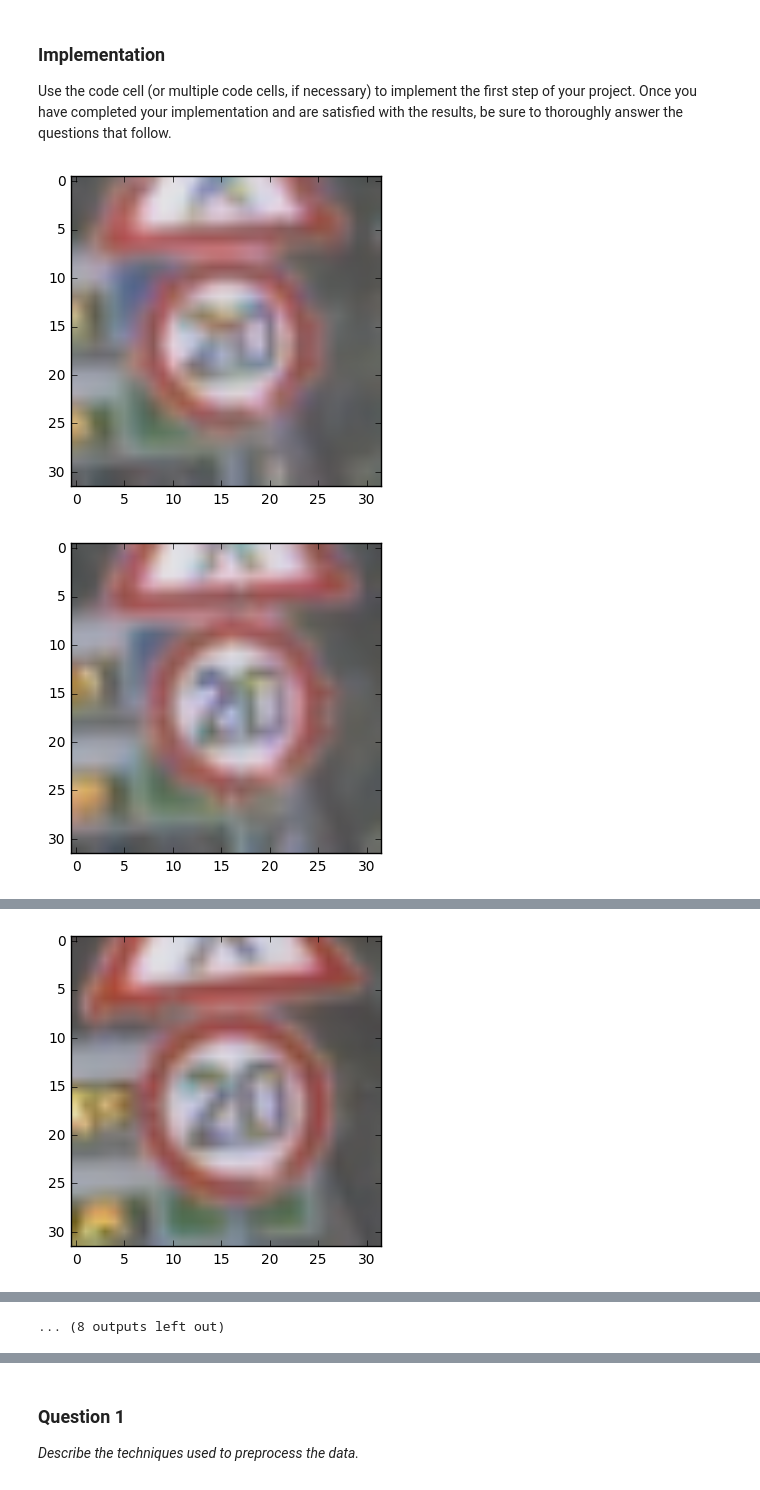
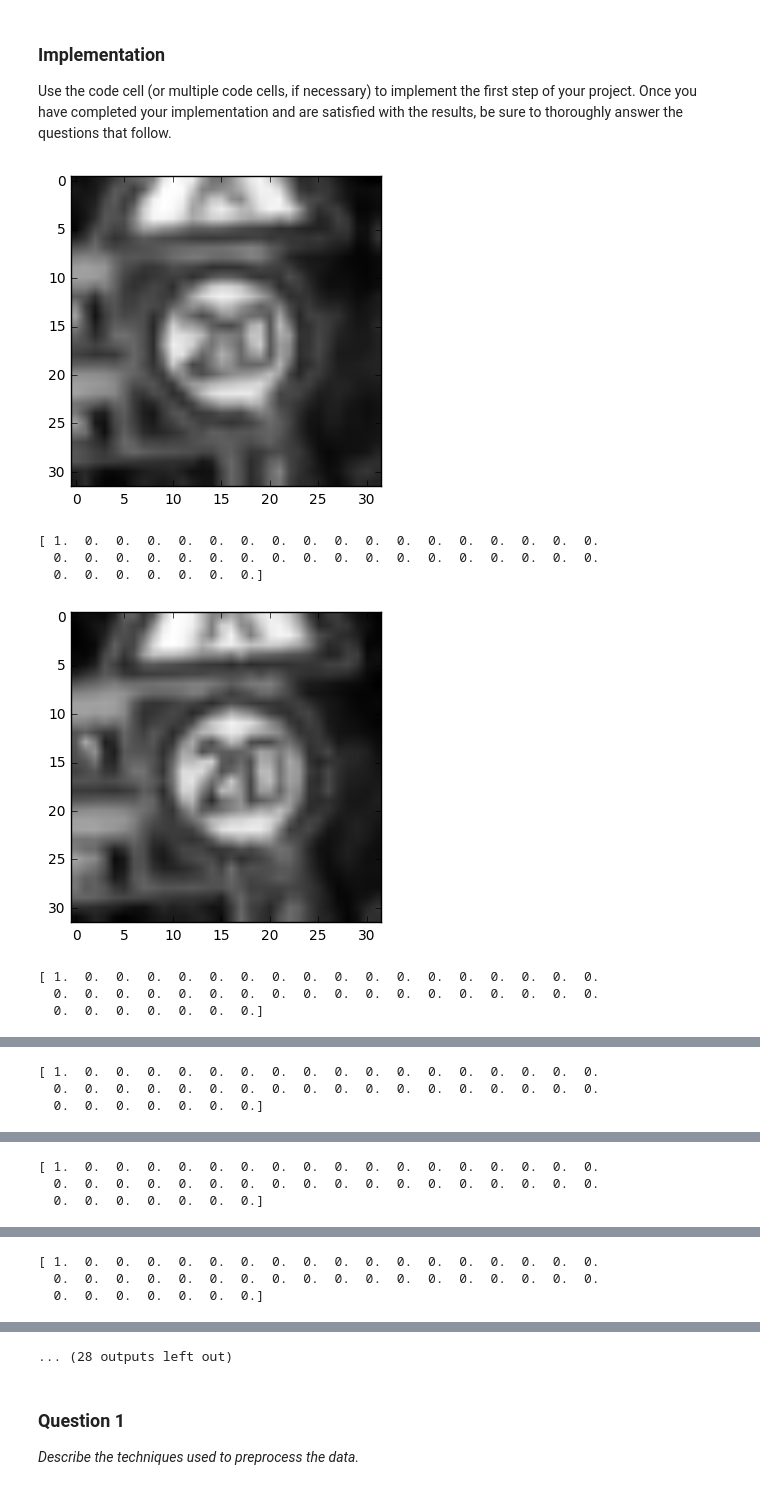
Before and after one commit to anupriyachhabra/traffic-signs, a Jupyter notebook: Traffic_Signs_Recognition.ipynb, the cells around one changed output, grey strips where cells are left out. Drawn from its saved outputs; the diff is of its cells as text; code cells hidden in the pictures.

```diff
--- a/Traffic_Signs_Recognition.ipynb
+++ b/Traffic_Signs_Recognition.ipynb
@@ -41,6 +41,7 @@ X_train, y_train = train['features'], train['labels']
 X_test, y_test = test['features'], test['labels']
 is_normalized = False
 is_validation_split = False
+is_one_hot_vectorised = False
 # %%
 ### To start off let's do a basic data summary.
 
@@ -113,29 +114,50 @@ Use the code cell (or multiple code cells, if necessary) to implement the first
 # %%
 ### Preprocess the data here.
 ### Feel free to use as many code cells as needed.
 
+import numpy as np
 def normalize(image_data):
 
-    #image = cv2.cvtColor(image_data, cv2.COLOR_BGR2GRAY)
+    gray = image_data.astype(float).sum(axis=-1) / 3.
+    #gray = np.dot(image_data[...,:3], [0.299, 0.587, 0.114])
     a = 0.1
     b = 0.9
     x_max = 255
     x_min = 0
-    return a +(image_data-x_min)*(b-a)/(x_max-x_min)
+    return a +(gray-x_min)*(b-a)/(x_max-x_min)
+
+def one_hot_vectorised(a):
+    b = np.zeros((a.size, a.max()+1))
+    b[np.arange(a.size),a] = 1
+    return b
+
+if not is_one_hot_vectorised:
+    y_train = one_hot_vectorised(y_train)
+    y_test = one_hot_vectorised(y_test)
+    is_one_hot_vectorised = True
 
 if not is_normalized:
     X_train = normalize(X_train)
     X_test = normalize(X_test)
     is_normalized = True
 
 # Plotting only first 10 images to test normalization
-for i in range(10):
-    plt.imshow(X_train[i])
-    plt.show()
 
 for i in range(10):
-    plt.imshow(X_test[i])
+    plt.imshow(X_train[i], cmap='gray')
     plt.show()
+    print(y_train[i])
+
+for i in range(10):
+    plt.imshow(X_test[i], cmap='gray')
+    plt.show()
+    print(y_test[i])
 # %% [output]
-[figure, old version]
+[figure, new version]
+[ 1.  0.  0.  0.  0.  0.  0.  0.  0.  0.  0.  0.  0.  0.  0.  0.  0.  0.
+  0.  0.  0.  0.  0.  0.  0.  0.  0.  0.  0.  0.  0.  0.  0.  0.  0.  0.
+  0.  0.  0.  0.  0.  0.  0.]
-[figure, old version]
+[figure, new version]
+[ 1.  0.  0.  0.  0.  0.  0.  0.  0.  0.  0.  0.  0.  0.  0.  0.  0.  0.
+  0.  0.  0.  0.  0.  0.  0.  0.  0.  0.  0.  0.  0.  0.  0.  0.  0.  0.
+  0.  0.  0.  0.  0.  0.  0.]
@@ -142,0 +165,3 @@ for i in range(10):
+[ 1.  0.  0.  0.  0.  0.  0.  0.  0.  0.  0.  0.  0.  0.  0.  0.  0.  0.
+  0.  0.  0.  0.  0.  0.  0.  0.  0.  0.  0.  0.  0.  0.  0.  0.  0.  0.
+  0.  0.  0.  0.  0.  0.  0.]
@@ -143,0 +169,3 @@ for i in range(10):
+[ 1.  0.  0.  0.  0.  0.  0.  0.  0.  0.  0.  0.  0.  0.  0.  0.  0.  0.
+  0.  0.  0.  0.  0.  0.  0.  0.  0.  0.  0.  0.  0.  0.  0.  0.  0.  0.
+  0.  0.  0.  0.  0.  0.  0.]
@@ -144,0 +173,3 @@ for i in range(10):
+[ 1.  0.  0.  0.  0.  0.  0.  0.  0.  0.  0.  0.  0.  0.  0.  0.  0.  0.
+  0.  0.  0.  0.  0.  0.  0.  0.  0.  0.  0.  0.  0.  0.  0.  0.  0.  0.
+  0.  0.  0.  0.  0.  0.  0.]
@@ -146 +176,0 @@ for i in range(10):
-[figure, removed]
@@ -152 +176,0 @@ for i in range(10):
-... (8 outputs left out)
@@ -153,3 +180,4 @@ for i in range(10):
+... (28 outputs left out)
 # %% [markdown]
 ### Question 1
 
```
Also changed, not shown: parts of 6 cells of this notebook.
